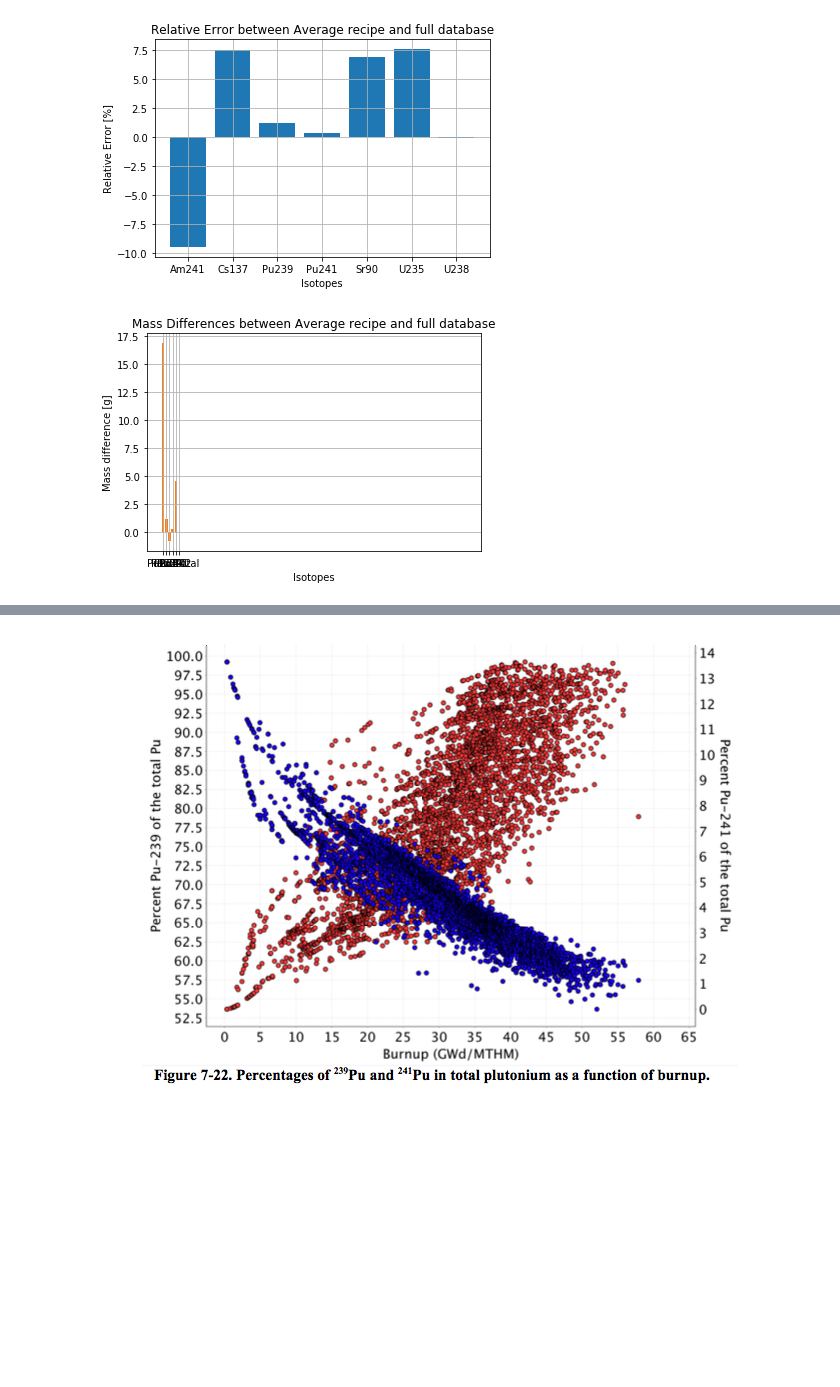
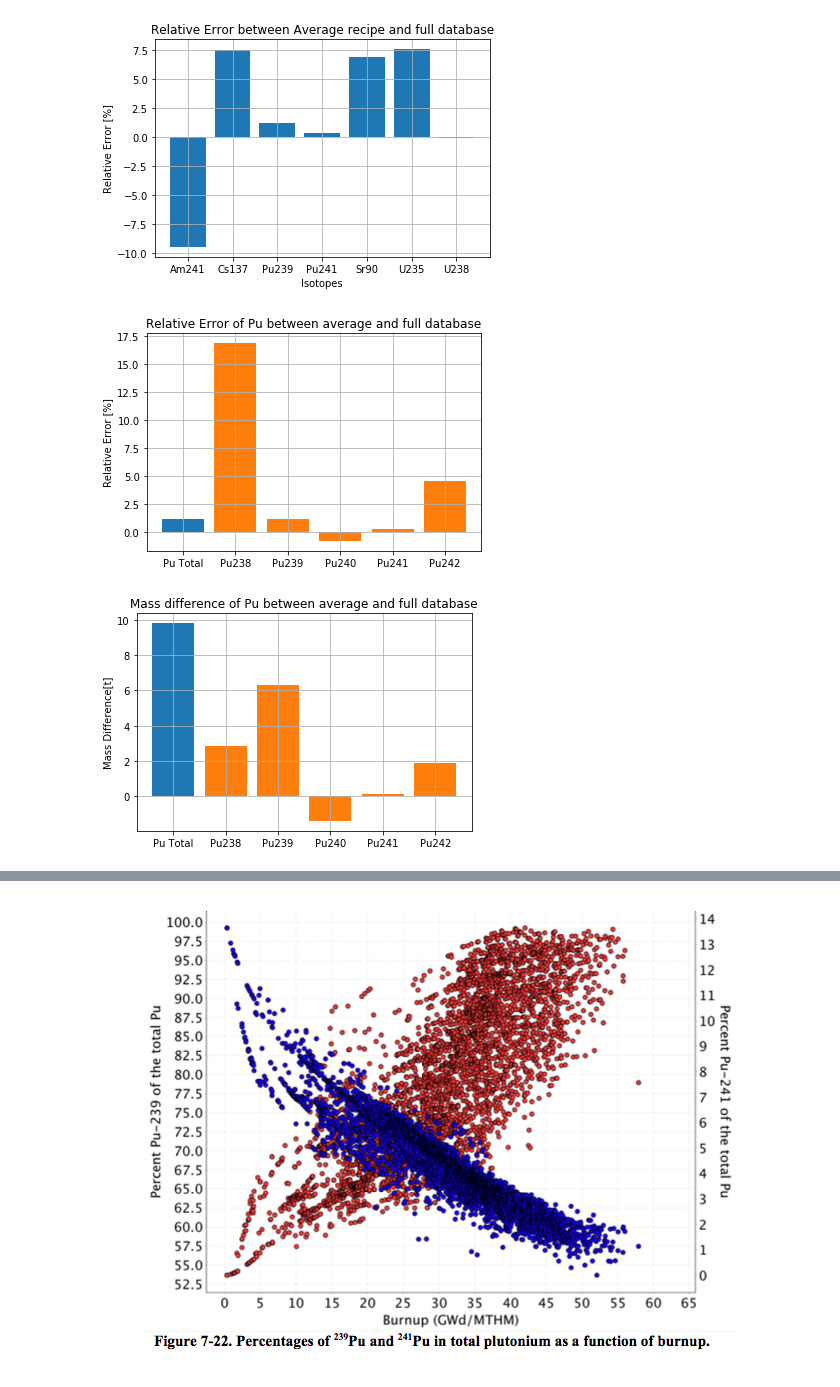
Before and after one commit to katyhuff/2018-bae-ornl, a Jupyter notebook: input/udb/udb-sensitivity.ipynb, the cells around one changed output, grey strips where cells are left out. Cells and saved outputs as stored; diff of their text form; code cells hidden in the pictures; blank space fills up the shorter version.

```diff
--- a/input/udb/udb-sensitivity.ipynb
+++ b/input/udb/udb-sensitivity.ipynb
@@ -379,3 +468,7 @@ def lump_dict_to_mat(assem_dict):
 # %%
 decayed_lump_mat = lump_dict_to_mat(decayed_lump_dict)
 decayed_recipe_mat = lump_dict_to_mat(decayed_recipe_dict)
+# %%
+z = decayed_lump_mat.decay_heat()
+for key, val in z.items():
+    print('%s: %f' %(key,val))
@@ -458,7 +565,7 @@ def compare_isotope(acc_mat, rec_mat, isotope_list, rel_err=False):
         if rel_err:
             iso_diff_dict[nucname.name(iso)] = (acc_qty - rec_qty) / acc_qty * 100
         else:
-            iso_diff_dict[nucname.name(iso)] = acc_qty - rec_qty
+            iso_diff_dict[nucname.name(iso)] = (acc_qty - rec_qty) * 1e-6
     return iso_diff_dict
 
 def compare_element(acc_mat, rec_mat, zz_list, rel_err=False):
@@ -471,7 +578,7 @@ def compare_element(acc_mat, rec_mat, zz_list, rel_err=False):
                 acc_qty += acc_mat.mult_by_mass()[key]
                 rec_qty += rec_mat.mult_by_mass()[key]
         if rel_err:
-            el_diff_dict[zz] = (acc_qty - rec_qty) / acc_qty
+            el_diff_dict[zz] = (acc_qty - rec_qty) / acc_qty * 100
         else:
             el_diff_dict[zz] = acc_qty - rec_qty
     return el_diff_dict
@@ -532,26 +641,39 @@ plt.close()
 # %% [output]
 [figure]
 # %%
-# total pu relative err
 zz_list = [94]
 el_diff_dict = compare_element(decayed_lump_mat, decayed_recipe_mat, zz_list, rel_err=True)
-plt.bar(el_diff_dict.keys(), el_diff_dict.values())
+plt.bar(['Pu Total'], [el_diff_dict[94]])
 
-# pu isotopics relative err
 iso_list = ['Pu238', 'Pu239', 'Pu240', 'Pu241', 'Pu242']
 iso_diff_dict = compare_isotope(decayed_lump_mat, decayed_recipe_mat, iso_list, rel_err=True)
 
-
 plt.bar(iso_diff_dict.keys(), iso_diff_dict.values())
-plt.bar(['Pu Total'], el_diff_dict.values())
 plt.grid()
-plt.ylabel('Mass difference [g]')
-plt.xlabel('Isotopes')
-plt.title('Mass Differences between Average recipe and full database')
+plt.ylabel('Relative Error [%]')
+plt.title('Relative Error of Pu between average and full database')
+plt.savefig('./images/pu_rel.png', format='png')
 plt.show()
 plt.close()
+
+# actual mass difference
+zz_list = [94]
+el_diff_dict = compare_element(decayed_lump_mat, decayed_recipe_mat, zz_list, rel_err=False)
+plt.bar(['Pu Total'], [el_diff_dict[94] * 1e-6])
+
+iso_list = ['Pu238', 'Pu239', 'Pu240', 'Pu241', 'Pu242']
+iso_diff_dict = compare_isotope(decayed_lump_mat, decayed_recipe_mat, iso_list, rel_err=False)
+
+plt.bar(iso_diff_dict.keys(), np.array(list(iso_diff_dict.values())))
+plt.grid()
+plt.ylabel('Mass Difference[t]')
+plt.title('Mass difference of Pu between average and full database')
+plt.savefig('./images/pu_mass.png', format='png')
+plt.show()
+plt.close()
 # %% [output]
-[figure, old version]
+[figure, new version]
+[figure, added]
 # %%
 # eff pu241 for thermal and fast
 
```
Also changed, not shown: parts of 24 cells of this notebook, 9 other files.
